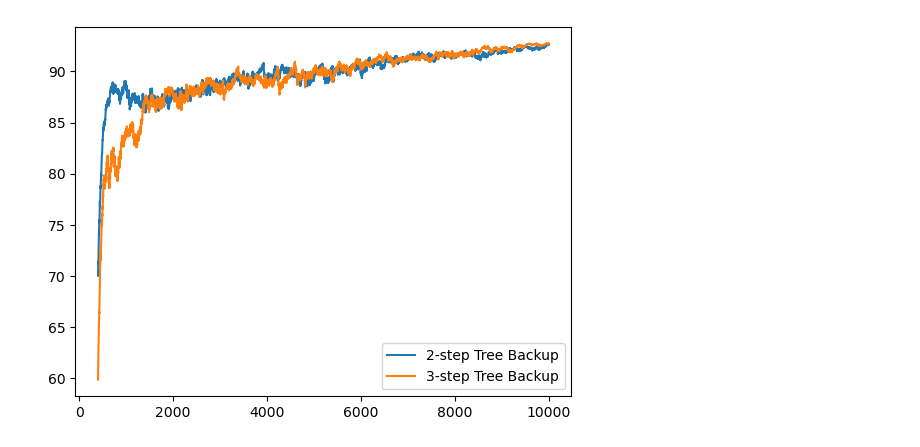
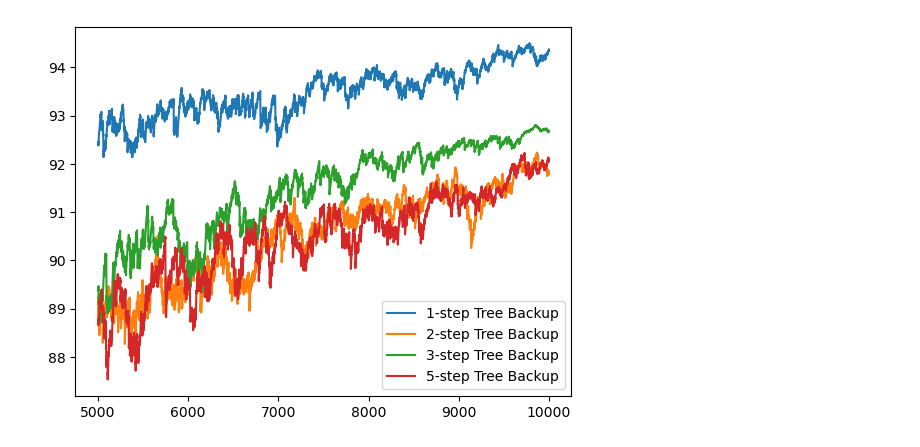
Before and after one commit to Fittiboy/journey, a Jupyter notebook: 999 - New agents testing.ipynb, the cells around one changed output. Cells and saved outputs as stored; diff of their text form; code cells hidden in the pictures.

```diff
--- a/999 - New agents testing.ipynb
+++ b/999 - New agents testing.ipynb
@@ -57,20 +33,32 @@ tb3_agent = Agent(
+# %%
+tb1 = NStepTreeBackup(n=1, alpha=alpha)
+tb2 = NStepTreeBackup(n=2, alpha=alpha)
+tb3 = NStepTreeBackup(n=3, alpha=alpha)
+tb5 = NStepTreeBackup(n=5, alpha=alpha)
+
+agents = Agent.combinations(
+    num_states=track.num_states,
+    num_actions=track.num_actions,
+    selectors=[selector],
+    learners=[tb1, tb2, tb3, tb5],
+    scheduless=[[alpha_schedule, epsilon_schedule]],
+    planners=[None],
+)
 # %%
 num_episodes = 10_000
-num_runs = 5
+num_runs = 20
 
-pool = TrainPool([tb2_agent, tb3_agent], track, quiet=True)
-tb2_agent, tb3_agent = pool.train_average(num_episodes, num_runs)
+pool = TrainPool(agents, track, quiet=True)
+agents = pool.train_average(num_episodes, num_runs)
 # %%
 trail_length = 70
-start_from = 400
+start_from = 5000
 
-for agent, name in [
-    (tb2_agent, "2-step Tree Backup"), (tb3_agent, "3-step Tree Backup")
-     ]:
+for agent, name in zip(agents, ["1-step Tree Backup", "2-step Tree Backup", "3-step Tree Backup", "5-step Tree Backup"]):
     xs, ys = agent.smoothed_ep_returns(trail_length)
     plt.plot(xs[start_from:], ys[start_from:], label=name)
 
 plt.legend()
 plt.show()
 # %% [output]
-[figure, old version]
+[figure, new version]
```
Also changed, not shown: parts of 5 cells of this notebook, 1 other file.
